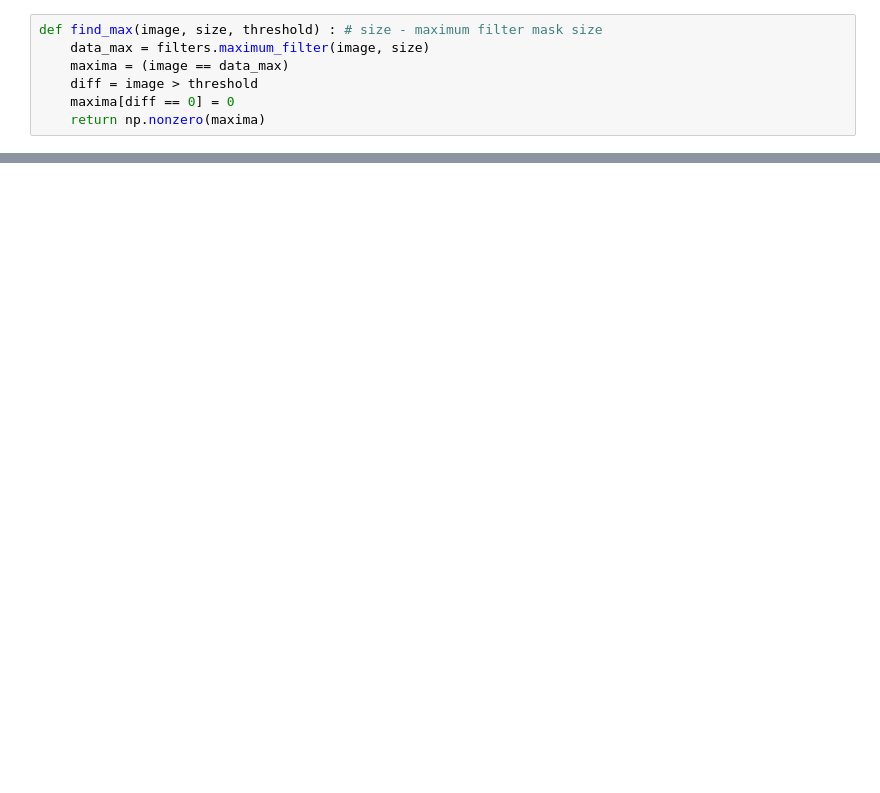
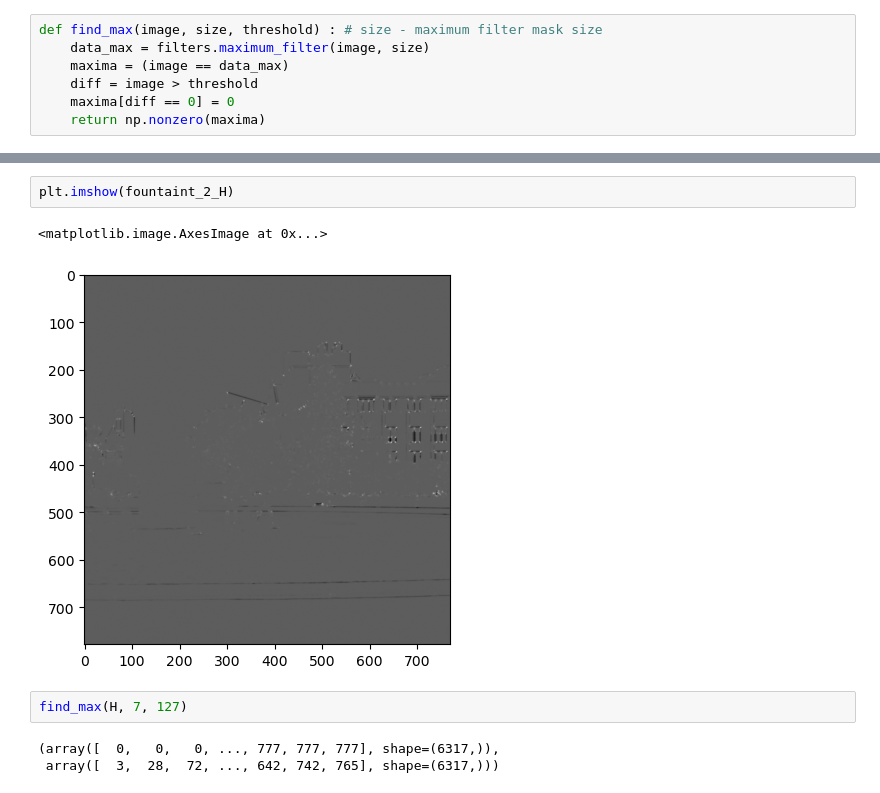
Before and after one commit to MrWlobo/Zaawansowane_Algorytmy_Wizyjne, a Jupyter notebook: Lab06/ZAW_Lab06.ipynb, the cells around one changed output, grey strips where cells are left out. Saved outputs shown, nothing was run; the diff lists cells and outputs as text; blank space fills up the shorter version.

```diff
--- a/Lab06/ZAW_Lab06.ipynb
+++ b/Lab06/ZAW_Lab06.ipynb
@@ -66,0 +76,10 @@ error: OpenCV(4.13.0) :-1: error: (-5:Bad argument) in function 'GaussianBlur'
+# %%
+plt.imshow(fountaint_2_H)
+# %% [output]
+<matplotlib.image.AxesImage at 0x...>
+[figure, added]
+# %%
+find_max(H, 7, 127)
+# %% [output]
+(array([  0,   0,   0, ..., 777, 777, 777], shape=(6317,)),
+ array([  3,  28,  72, ..., 642, 742, 765], shape=(6317,)))
```
Also changed, not shown: parts of 5 cells of this notebook.
